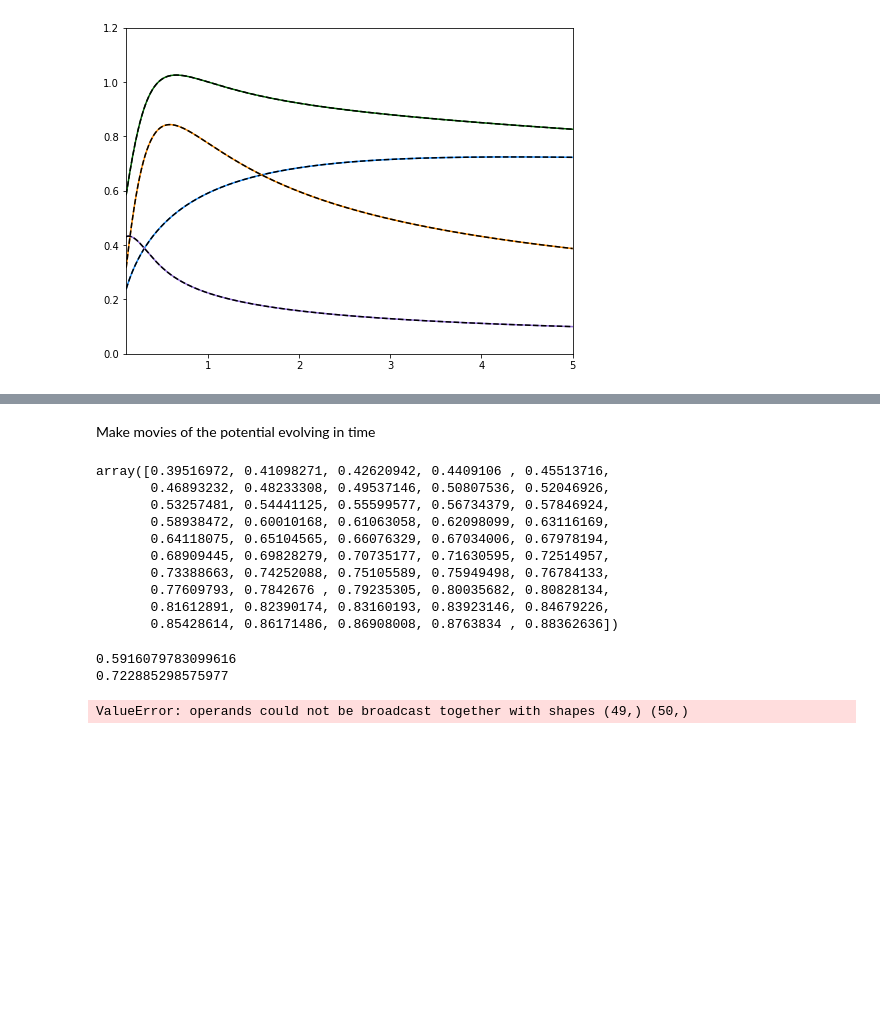
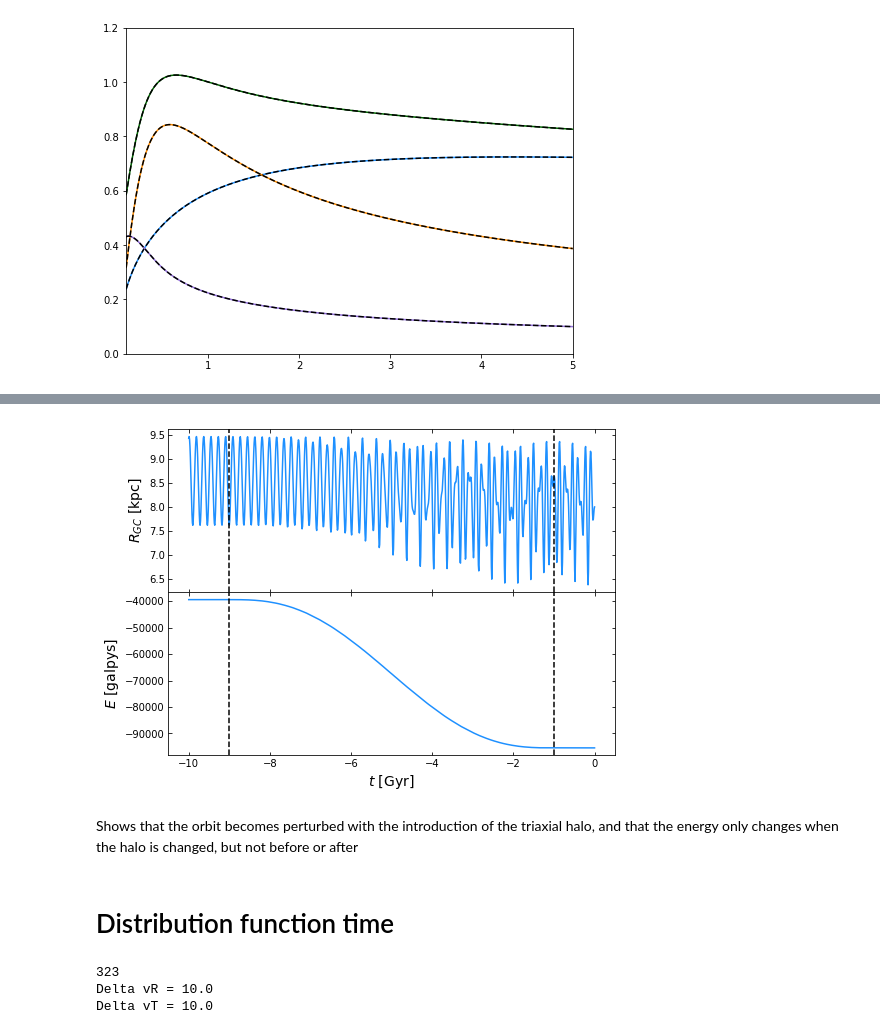
Before and after one commit to jamesmlane/AST1501, a Jupyter notebook: notebooks/4-triaxial_potential/triaxial_potential.ipynb, the cells around one changed output, grey strips where cells are left out. Saved outputs shown, nothing was run; the diff lists cells and outputs as text; code cells hidden in the pictures; blank space fills up the shorter version.

Commit message:
Add triaxial DF evaluation to notebook 4

```diff
--- a/notebooks/4-compare_potentials/compare_potentials.ipynb
+++ b/notebooks/4-triaxial_potential/triaxial_potential.ipynb
@@ -319,25 +245,30 @@ plt.close('all')
-# %% [markdown]
-Make movies of the potential evolving in time
-# %%
-np.sqrt( -1*pot_trihalo.Rforce(np.linspace(1,5,num=50), 0, phi=0) * np.linspace(1,5,num=50) )
-# %% [output]
-array([0.39516972, 0.41098271, 0.42620942, 0.4409106 , 0.45513716,
-       0.46893232, 0.48233308, 0.49537146, 0.50807536, 0.52046926,
-       0.53257481, 0.54441125, 0.55599577, 0.56734379, 0.57846924,
-       0.58938472, 0.60010168, 0.61063058, 0.62098099, 0.63116169,
-       0.64118075, 0.65104565, 0.66076329, 0.67034006, 0.67978194,
-       0.68909445, 0.69828279, 0.70735177, 0.71630595, 0.72514957,
-       0.73388663, 0.74252088, 0.75105589, 0.75949498, 0.76784133,
-       0.77609793, 0.7842676 , 0.79235305, 0.80035682, 0.80828134,
-       0.81612891, 0.82390174, 0.83160193, 0.83923146, 0.84679226,
-       0.85428614, 0.86171486, 0.86908008, 0.8763834 , 0.88362636])
-# %%
-print( np.sqrt( -1*pot_trihalo.Rforce(1, 0, phi=0) * 1 )  )
-print( np.sqrt( -1*pot_trihalo.Rforce(5, 0, phi=0) * 5 )  )
-# %% [output]
-0.5916079783099616
-0.722885298575977
-# %%
-pot_trihalo.Rforce( np.linspace(1,5,num=50), np.linspace(0,0,num=50), np.linspace(0,0,num=50))
-# %% [output]
-ValueError: operands could not be broadcast together with shapes (49,) (50,)
+# %%
+# Start the figures
+fig = plt.figure(figsize=(8,6))
+ax1 = fig.add_subplot(211)
+ax2 = fig.add_subplot(212)
+
+ax1.plot( times, o.R(times), color='DodgerBlue')
+# ax1.set_xlabel(r'$t$ [Gyr]', fontsize=14)
+ax1.set_ylabel(r'$R_{GC}$ [kpc]', fontsize=14)
+ax1.axvline(-1, color='Black', linestyle='dashed')
+ax1.axvline(-9, color='Black', linestyle='dashed')
+ax1.tick_params(direction='in', labelbottom='off', right='on', top='on')
+
+ax2.plot( times, o.E(times), color='DodgerBlue')
+ax2.set_ylabel(r'$E$ [galpys]', fontsize=14)
+ax2.set_xlabel(r'$t$ [Gyr]', fontsize=14)
+ax2.axvline(-1, color='Black', linestyle='dashed')
+ax2.axvline(-9, color='Black', linestyle='dashed')
+ax2.tick_params(direction='in', right='on', top='on')
+
+fig.subplots_adjust(hspace=0)
+fig.savefig('tripot_growhalo.pdf')
+plt.show()
+plt.close('all')
+# %% [output]
+[figure, added]
+# %% [markdown]
+Shows that the orbit becomes perturbed with the introduction of the triaxial halo, and that the energy only changes when the halo is changed, but not before or after
+# %% [markdown]
+# Distribution function time
@@ -343,0 +292,19 @@ ValueError: operands could not be broadcast together with shapes (49,) (50,)
+# %%
+# Now make the grid for our velocities, which will span 2sigma in each of R,T,Z velocities
+vR_range = np.arange( -2*sigma_vR, 2*sigma_vR+1, 10. )
+vT_range = np.arange( -2*sigma_vT, 2*sigma_vT+1, 10. )+210 # Plus rotational velocity.
+# vZ_range = np.arange( -sigma_vZ, sigma_vZ+1, 1.0 )
+# This goes along with a grid of distribution function values
+dfp = np.zeros((len(vR_range),len(vT_range)))
+df0 = np.zeros((len(vR_range),len(vT_range)))
+
+delta_vR = np.diff(vR_range)[0]
+delta_vT = np.diff(vT_range)[0]
+
+print( str(len(vR_range)*len(vT_range)) )
+print('Delta vR = '+str(np.diff(vR_range)[0]))
+print('Delta vT = '+str(np.diff(vT_range)[0]))
+# %% [output]
+323
+Delta vR = 10.0
+Delta vT = 10.0
```
Also changed, not shown: parts of 22 cells of this notebook, 16 other files.
